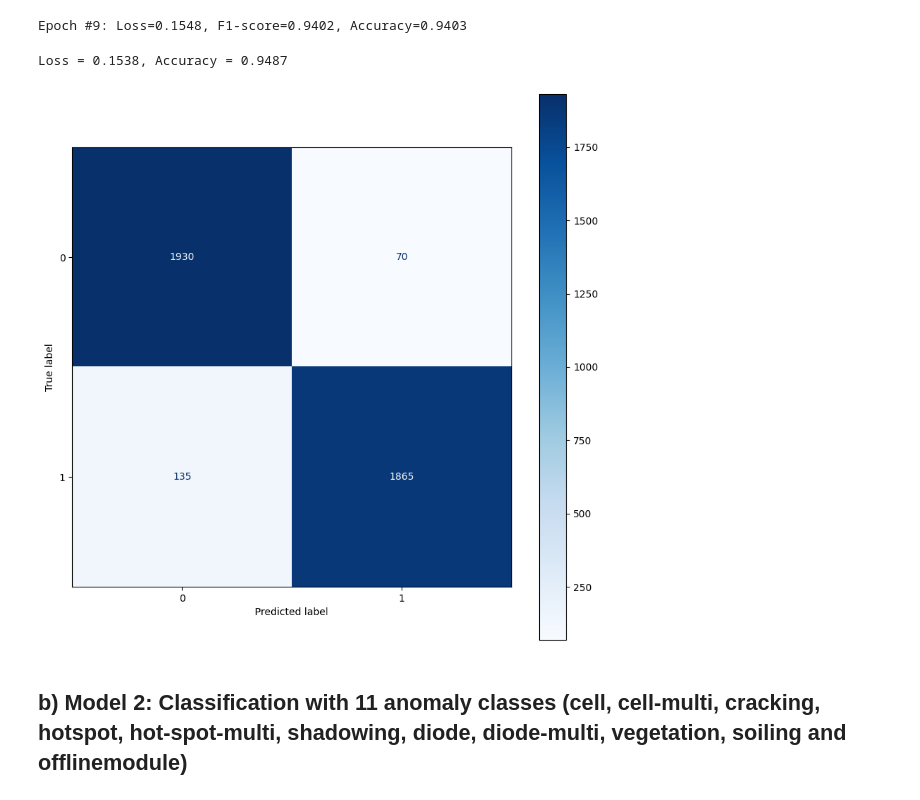
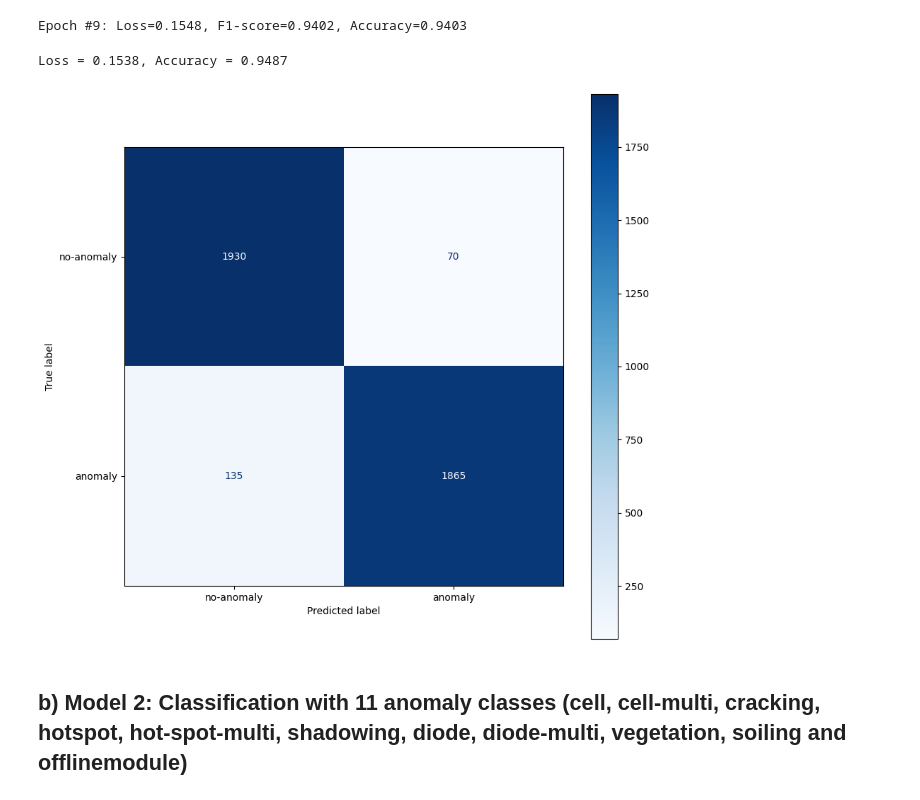
Before and after one commit to RVasconcelosMiguel/ComputerVision, a Jupyter notebook: CV_Proj2_2.ipynb, the cells around one changed output. Cells and saved outputs as stored; diff of their text form; code cells hidden in the pictures.

Commit message:
confusion matrix in a)

```diff
--- a/CV_Proj2_2.ipynb
+++ b/CV_Proj2_2.ipynb
@@ -587,37 +587,39 @@ model = model.to(device)
 
 # Path to the saved model
 saved_model_path = "./myModel_best_A_a_94875.pth"
 
 # Load the model's state dictionary
 checkpoint = torch.load(saved_model_path, map_location=device)
 model.load_state_dict(checkpoint)
 
 # Set model to evaluation mode if you're testing/inferencing
 model.eval()
 
 # Perform testing
 y_pred, test_loss, test_acc = test(
     model=model,
     dataloader=test_loader_a,
     loss_fn=loss_fn,
     device=device,
     verbatim=True
 )
 
 # Define the confusion matrix plotting function
-def plot_confusion_matrix(labels, pred_labels):
+def plot_confusion_matrix(labels, pred_labels, class_names):
     fig = plt.figure(figsize=(10, 10))
     ax = fig.add_subplot(1, 1, 1)
     cm = confusion_matrix(labels, pred_labels)
-    disp = ConfusionMatrixDisplay(confusion_matrix=cm)
+    #disp = ConfusionMatrixDisplay(confusion_matrix=cm)
+    disp = ConfusionMatrixDisplay(confusion_matrix=cm, display_labels=class_names)
     disp.plot(values_format='d', cmap='Blues', ax=ax)
     plt.show()
 
 # Plot the confusion matrix
-plot_confusion_matrix(test_dataset.img_labels, y_pred)
+class_names = ['no-anomaly', 'anomaly']
+plot_confusion_matrix(test_dataset.img_labels, y_pred, class_names)
 # %% [output]
 Loss = 0.1538, Accuracy = 0.9487
-[figure, old version]
+[figure, new version]
 # %% [markdown]
 ## b) Model 2: Classification with 11 anomaly classes (cell, cell-multi, cracking, hotspot, hot-spot-multi, shadowing, diode, diode-multi, vegetation, soiling and offlinemodule)
 # %%
```
